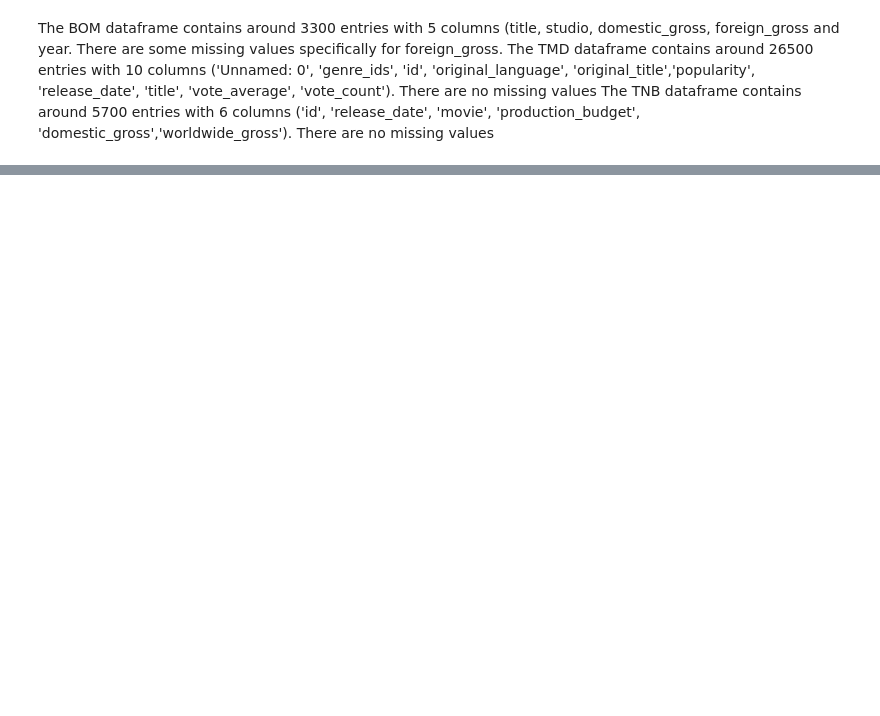
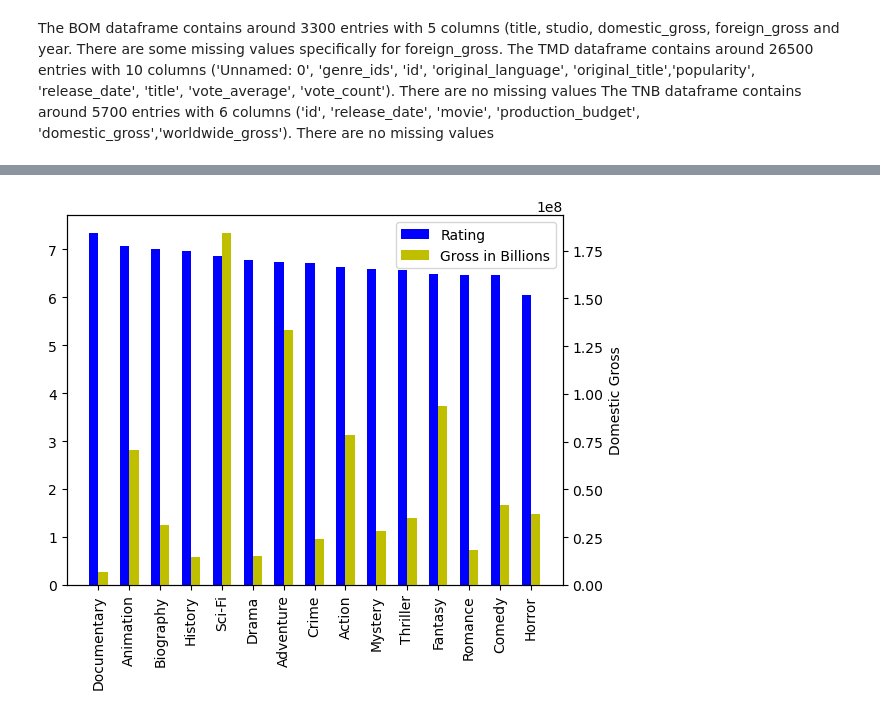
Before and after one commit to Julez89/dsc-phase-1-project-v2-4, a Jupyter notebook: student.ipynb, the cells around one changed output, grey strips where cells are left out. Cells and saved outputs as stored; diff of their text form; code cells hidden in the pictures; blank space fills up the shorter version.

```diff
--- a/student.ipynb
+++ b/student.ipynb
@@ -201,0 +192,14 @@ q
+# %%
+#Join the Mojo data with IMDB data and take only those where both records exist
+movies_m = movies.merge(bom, how = "inner", on="title")
+movies_m["foreign_gross"] = movies_m["foreign_gross"].fillna(0) #replace values where foreign gross is NaN
+movies_m["foreign_gross"] = movies_m["foreign_gross"].apply(lambda x: 0 if x==0 else float(x.split()[0].replace(",",""))) #reformat as float
+movies_m["combined_gross"] = movies_m.apply(lambda x: x["domestic_gross"] + x["foreign_gross"], axis=1) #calculate overall gross
+movies_m.head()
+# %%
+s = movies_m["genres"].str.split(",").apply(Series, 1).stack()
+s.index = s.index.droplevel(-1)
+s.name = "genres"
+del movies_m["genres"]
+df = movies_m.join(s)
+df.info()
@@ -201,0 +233,28 @@ q
+# %%
+#Group movie list by genre and add the mean of domestic_gross as well as the count (to know how many movies there are)#
+#and the average rating
+df1 = df.groupby(["genres"]).agg({"domestic_gross": ["mean", "count"], "averagerating": ["mean"]})
+df1.columns = ["domestic_gross_mean", "movie_count", "averagerating"]
+df1 = df1.reset_index() #reset index to remove multilayer
+df2 = df1[df1["movie_count"] > 30] #only select the genres with more than 30 movies
+df2 = df2.sort_values(by="domestic_gross_mean", ascending=False) #sort genres by gross
+df2
+# %%
+x = np.arange(15)
+ax1 = plt.subplot(1,1,1)
+w = 0.3
+#plt.xticks(), will label the bars on x axis with the respective Genre names.
+plt.xticks(x + w /2, df2['genres'], rotation='vertical')
+rating =ax1.bar(x, df2['averagerating'], width=w, color='b', align='center')
+#use two different axes that share the same x axis, we have used ax1.twinx() method.
+ax2 = ax1.twinx()
+#gross bars.
+gross =ax2.bar(x + w, df2['domestic_gross_mean'], width=w,color='y',align='center')
+#Set the Y axis label as gross.
+plt.ylabel('Domestic Gross')
+#To set the legend on the plot we have used plt.legend()
+plt.legend([rating, gross],['Rating', 'Gross in Billions'])
+#To show the plot finally we have used plt.show().
+plt.show()
+# %% [output]
+[figure, added]
```
Also changed, not shown: parts of 26 cells of this notebook.
